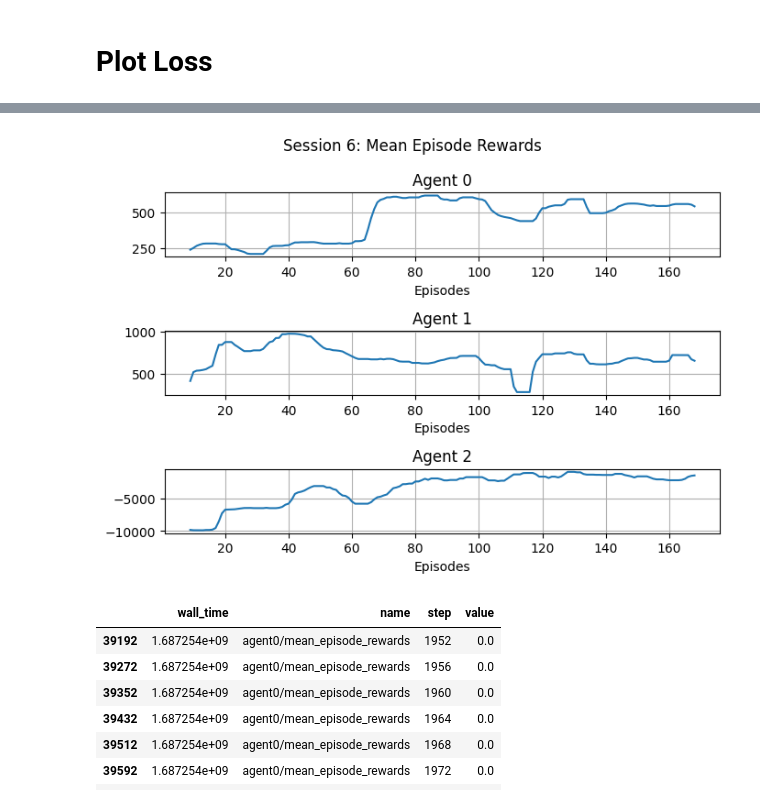
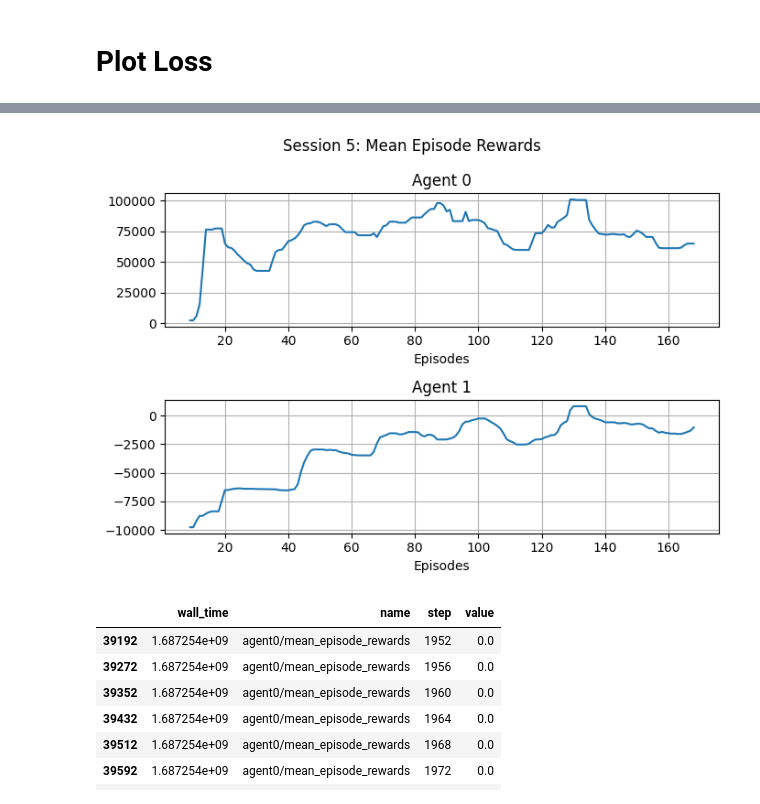
Before and after one commit to buehrerc/MAAC-auto-gov, a Jupyter notebook: analysis/generate_plots.ipynb, the cells around one changed output, grey strips where cells are left out. Saved outputs shown, nothing was run; the diff lists cells and outputs as text; code cells hidden in the pictures.

```diff
--- a/analysis/generate_plots.ipynb
+++ b/analysis/generate_plots.ipynb
@@ -86,7 +86,7 @@ plot_agent_loss(6, 1, 3)
 # %%
-plot_agent_reward(6, 1, 3)
+plot_agent_reward(5, 1, 2)
 # %% [output]
-[figure, old version]
+[figure, new version]
 # %%
 session_id = 4
 run_id = 2
```
Also changed, not shown: parts of 7 cells of this notebook, 7 other files.
